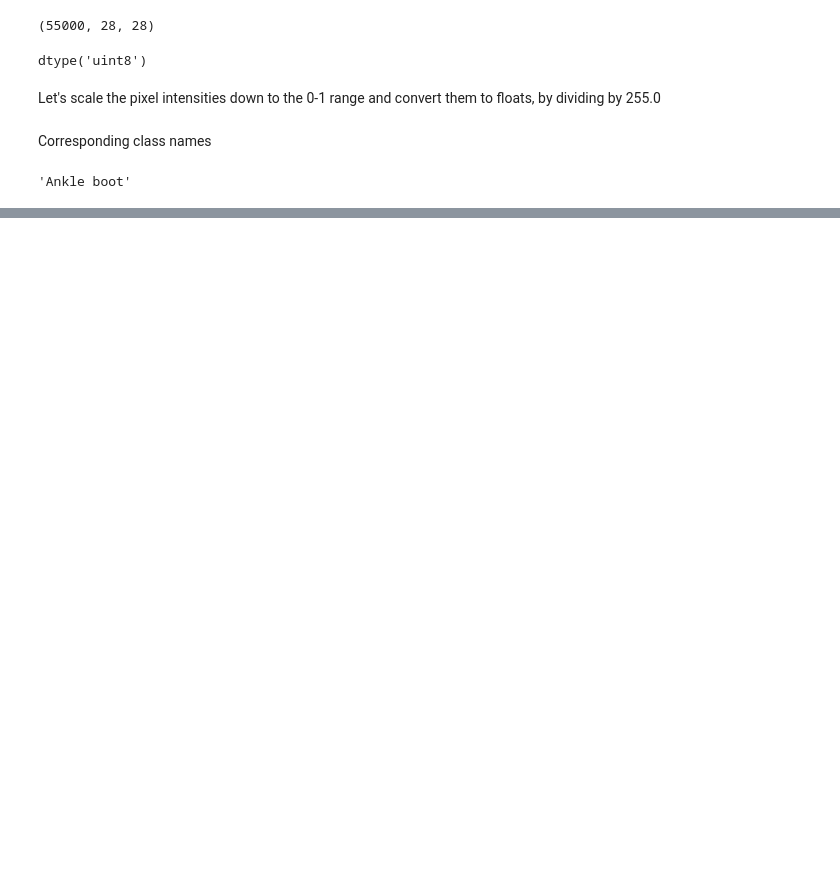
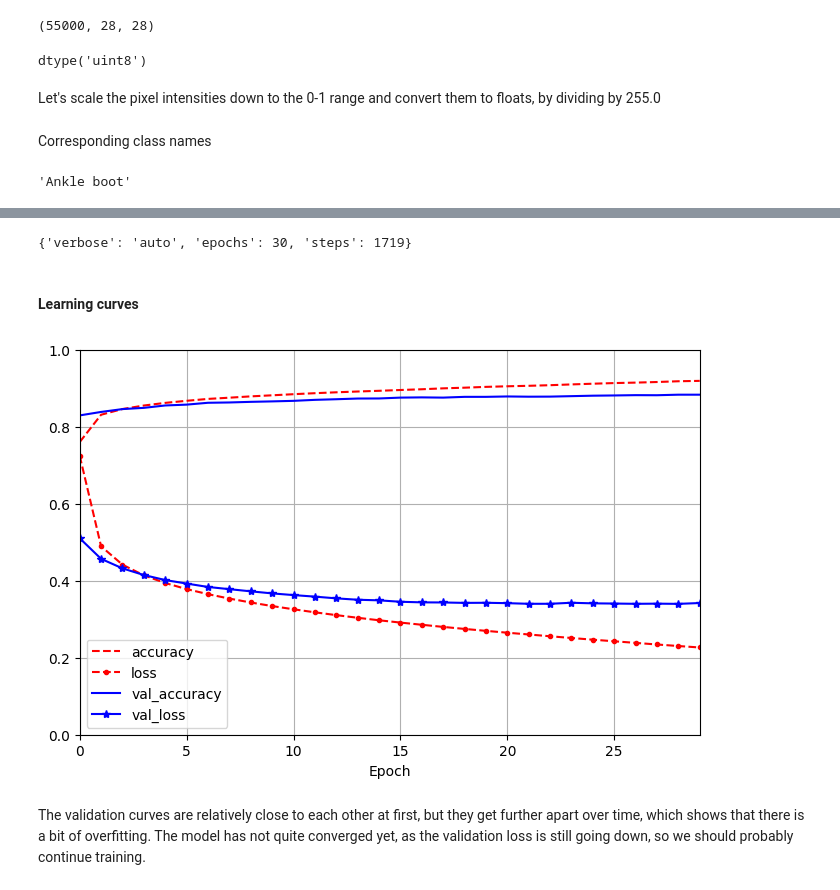
Before and after one commit to Baug1/homl, a Jupyter notebook: ch10/chapter_10.ipynb, the cells around one changed output, grey strips where cells are left out. Saved outputs shown, nothing was run; the diff lists cells and outputs as text; code cells hidden in the pictures; blank space fills up the shorter version.

Commit message:
Image classifier w Sequential API

```diff
--- a/ch10/chapter_10.ipynb
+++ b/ch10/chapter_10.ipynb
@@ -128,0 +131,10 @@ class_names[y_train[0]]
+# %%
+tf.random.set_seed(42)
+
+model = tf.keras.Sequential([
+    tf.keras.Input(shape=(28, 28)),
+    tf.keras.layers.Flatten(),
+    tf.keras.layers.Dense(300, activation="relu"),
+    tf.keras.layers.Dense(100, activation="relu"),
+    tf.keras.layers.Dense(10, activation="softmax")
+])
@@ -128,0 +220,4 @@ class_names[y_train[0]]
+# %%
+model.compile(loss="sparse_categorical_crossentropy",
+              optimizer="sgd",
+              metrics=["accuracy"])
@@ -128,0 +228,2 @@ class_names[y_train[0]]
+# %%
+history = model.fit(X_train, y_train, epochs=30, validation_data=(X_valid, y_valid))
@@ -128,0 +248,19 @@ class_names[y_train[0]]
+# %%
+history.params
+# %% [output]
+{'verbose': 'auto', 'epochs': 30, 'steps': 1719}
+# %% [markdown]
+#### Learning curves
+# %%
+import matplotlib.pyplot as plt
+import pandas as pd
+
+pd.DataFrame(history.history).plot(
+    figsize=(8, 5), xlim=[0, 29], ylim=[0, 1], grid=True, xlabel="Epoch",
+    style=["r--", "r--.", "b-", "b-*"])
+plt.legend(loc="lower left")
+plt.show()
+# %% [output]
+[figure, added]
+# %% [markdown]
+The validation curves are relatively close to each other at first, but they get further apart over time, which shows that there is a bit of overfitting. The model has not quite converged yet, as the validation loss is still going down, so we should probably continue training.
```
Also changed, not shown: parts of 18 cells of this notebook.
